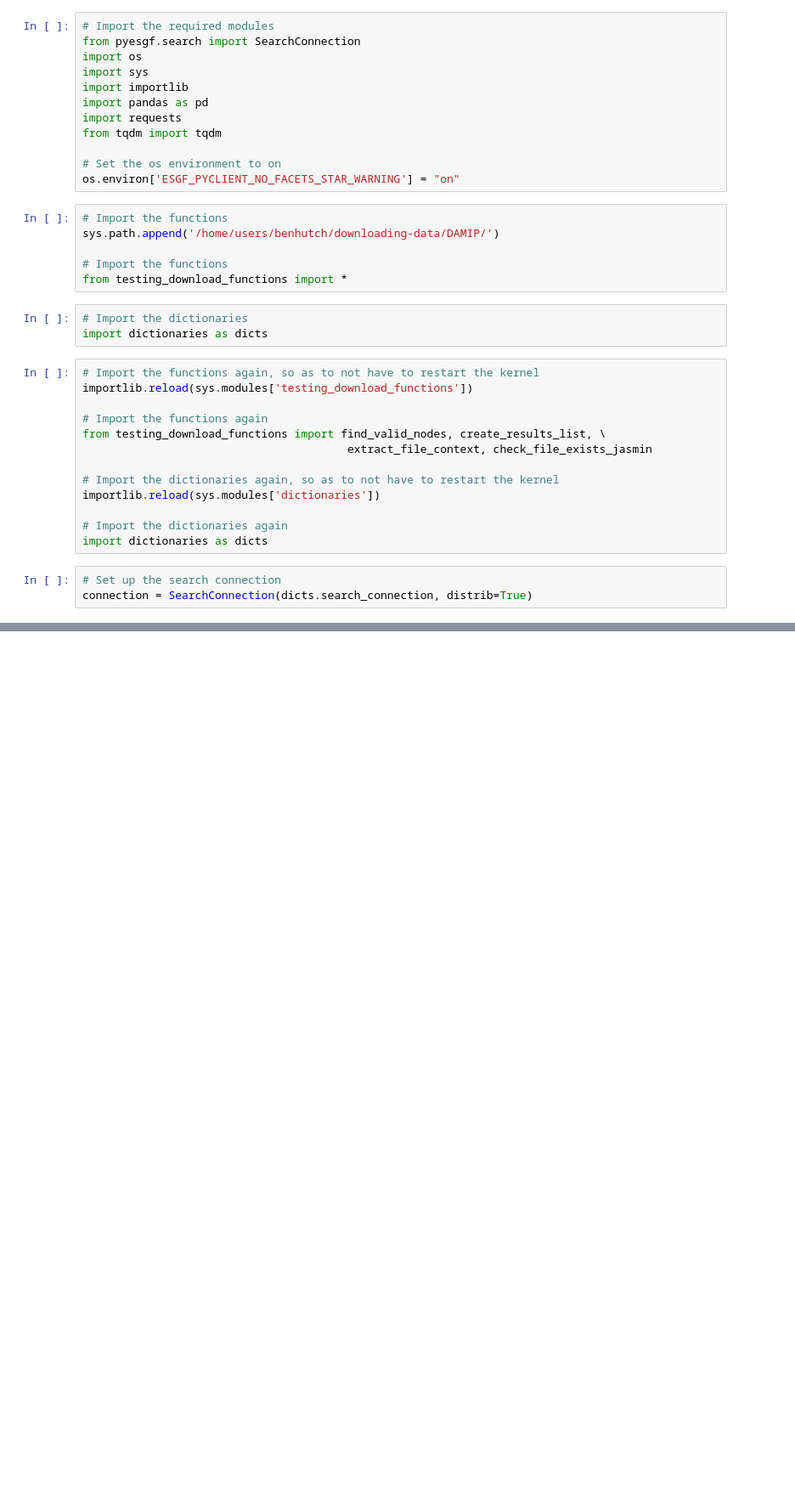
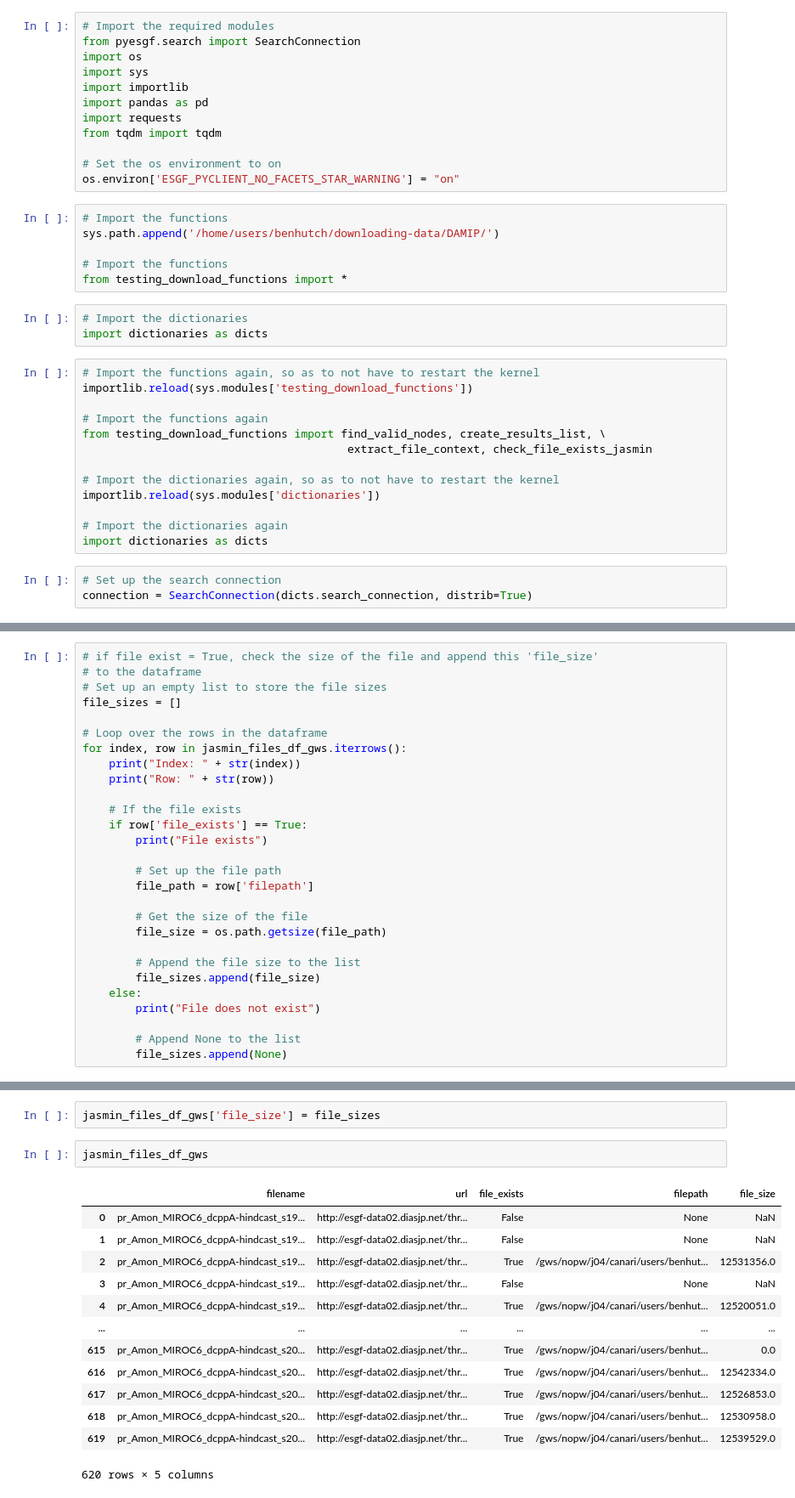
Before and after one commit to benhutchmet/downloading-data, a Jupyter notebook: DCPP/find-consistent-models.ipynb, the cells around one changed output, grey strips where cells are left out. Shown at 85% size. Saved outputs shown, nothing was run; the diff lists cells and outputs as text; blank space fills up the shorter version.

```diff
--- a/DCPP/find-consistent-models.ipynb
+++ b/DCPP/find-consistent-models.ipynb
@@ -348,0 +412,28 @@ File does not exist for rsds_Amon_NorCPM1_dcppA-hindcast_s1961-r4i2p1f1_gn_19611
+# %%
+# if file exist = True, check the size of the file and append this 'file_size'
+# to the dataframe
+# Set up an empty list to store the file sizes
+file_sizes = []
+
+# Loop over the rows in the dataframe
+for index, row in jasmin_files_df_gws.iterrows():
+    print("Index: " + str(index))
+    print("Row: " + str(row))
+
+    # If the file exists
+    if row['file_exists'] == True:
+        print("File exists")
+
+        # Set up the file path
+        file_path = row['filepath']
+
+        # Get the size of the file
+        file_size = os.path.getsize(file_path)
+
+        # Append the file size to the list
+        file_sizes.append(file_size)
+    else:
+        print("File does not exist")
+
+        # Append None to the list
+        file_sizes.append(None)
@@ -348,0 +462,18 @@ File does not exist for rsds_Amon_NorCPM1_dcppA-hindcast_s1961-r4i2p1f1_gn_19611
+# %%
+jasmin_files_df_gws['file_size'] = file_sizes
+# %%
+jasmin_files_df_gws
+# %% [output]
+|  | filename | url | file_exists | filepath | file_size |
+| 0 | pr_Amon_MIROC6_dcppA-hindcast_s19... | http://esgf-data02.diasjp.net/thr... | False | None | NaN |
+| 1 | pr_Amon_MIROC6_dcppA-hindcast_s19... | http://esgf-data02.diasjp.net/thr... | False | None | NaN |
+| 2 | pr_Amon_MIROC6_dcppA-hindcast_s19... | http://esgf-data02.diasjp.net/thr... | True | /gws/nopw/j04/canari/users/benhut... | 12531356.0 |
+| 3 | pr_Amon_MIROC6_dcppA-hindcast_s19... | http://esgf-data02.diasjp.net/thr... | False | None | NaN |
+| 4 | pr_Amon_MIROC6_dcppA-hindcast_s19... | http://esgf-data02.diasjp.net/thr... | True | /gws/nopw/j04/canari/users/benhut... | 12520051.0 |
+| ... | ... | ... | ... | ... | ... |
+| 615 | pr_Amon_MIROC6_dcppA-hindcast_s20... | http://esgf-data02.diasjp.net/thr... | True | /gws/nopw/j04/canari/users/benhut... | 0.0 |
+| 616 | pr_Amon_MIROC6_dcppA-hindcast_s20... | http://esgf-data02.diasjp.net/thr... | True | /gws/nopw/j04/canari/users/benhut... | 12542334.0 |
+| 617 | pr_Amon_MIROC6_dcppA-hindcast_s20... | http://esgf-data02.diasjp.net/thr... | True | /gws/nopw/j04/canari/users/benhut... | 12526853.0 |
+| 618 | pr_Amon_MIROC6_dcppA-hindcast_s20... | http://esgf-data02.diasjp.net/thr... | True | /gws/nopw/j04/canari/users/benhut... | 12530958.0 |
+| 619 | pr_Amon_MIROC6_dcppA-hindcast_s20... | http://esgf-data02.diasjp.net/thr... | True | /gws/nopw/j04/canari/users/benhut... | 12539529.0 |
+620 rows × 5 columns
```
Also changed, not shown: parts of 28 cells of this notebook, 4 other files.
